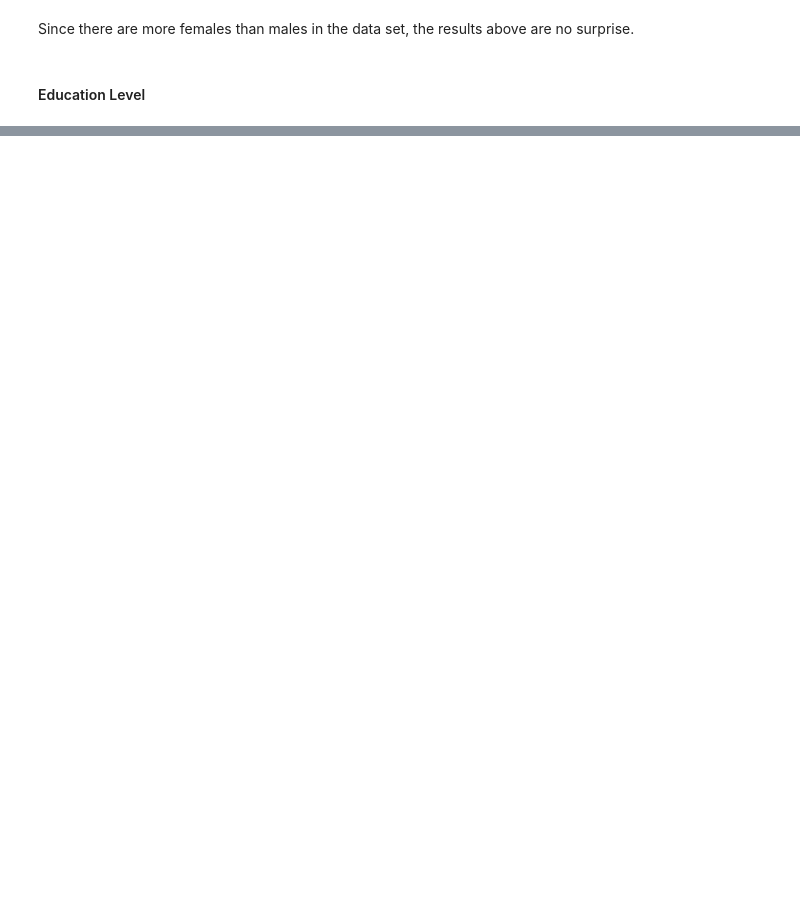
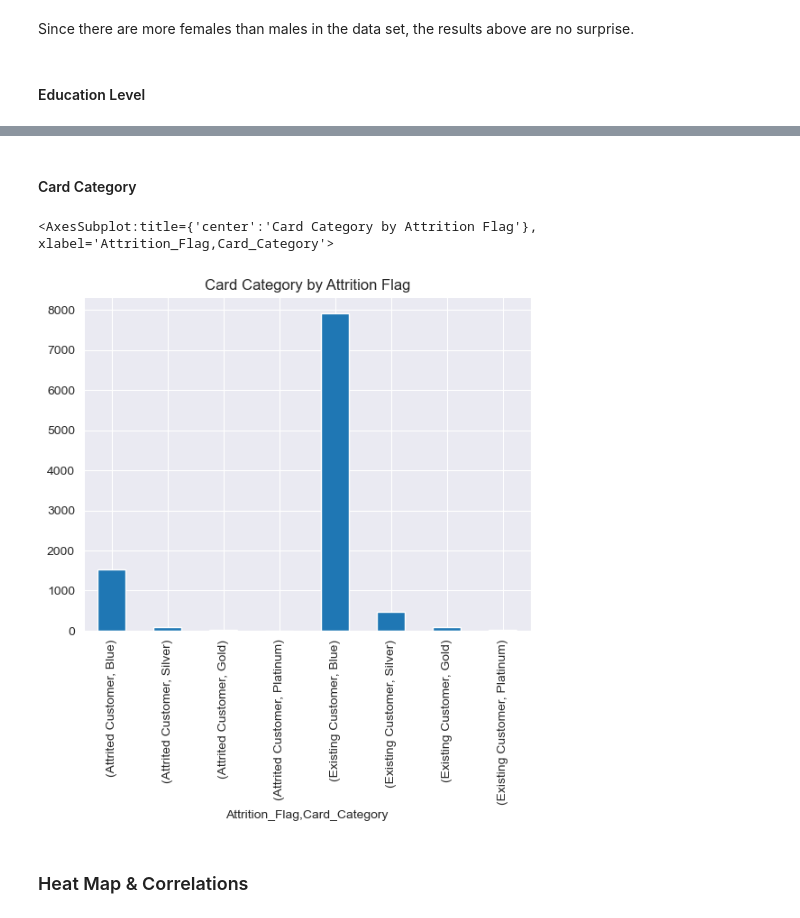
Before and after one commit to alsuarezvu/dsc540_ml_project, a Jupyter notebook: BankChurn.ipynb, the cells around one changed output, grey strips where cells are left out. Saved outputs shown, nothing was run; the diff lists cells and outputs as text; code cells hidden in the pictures; blank space fills up the shorter version.

```diff
--- a/BankChurn.ipynb
+++ b/BankChurn.ipynb
@@ -158,3 +306,14 @@ existing_customers['Education_Level'].value_counts().plot(kind='pie', title='Edu
+# %% [markdown]
+#### Card Category
+# %%
+df_attrition_gender = df.groupby('Attrition_Flag')['Card_Category'].value_counts()
+
+df_attrition_gender.plot.bar(x='Attrition_Flag', stacked=True, title='Card Category by Attrition Flag')
+# %% [output]
+<AxesSubplot:title={'center':'Card Category by Attrition Flag'}, xlabel='Attrition_Flag,Card_Category'>
+[figure, added]
+# %% [markdown]
+### Heat Map & Correlations
 # %%
 ### Correlation Heat Map
 #Correlation heat map
```
Also changed, not shown: parts of 36 cells of this notebook.
